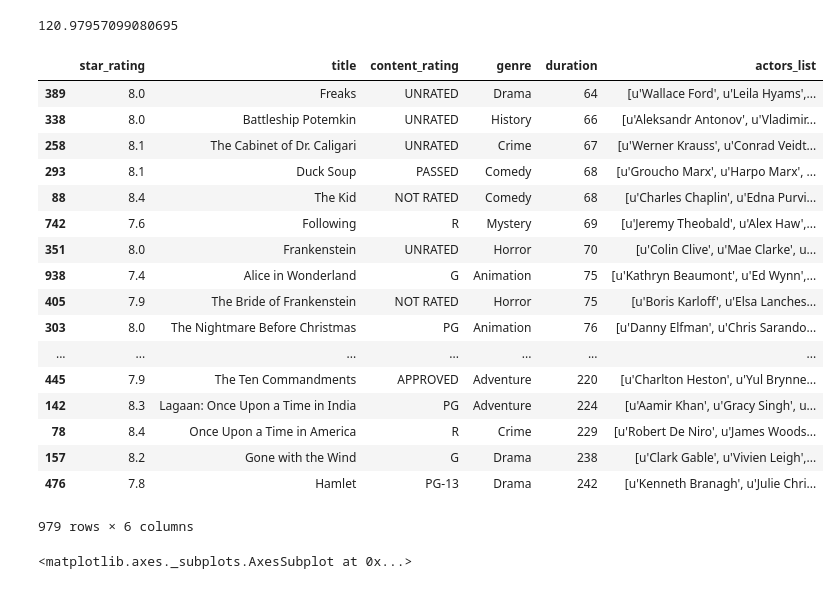
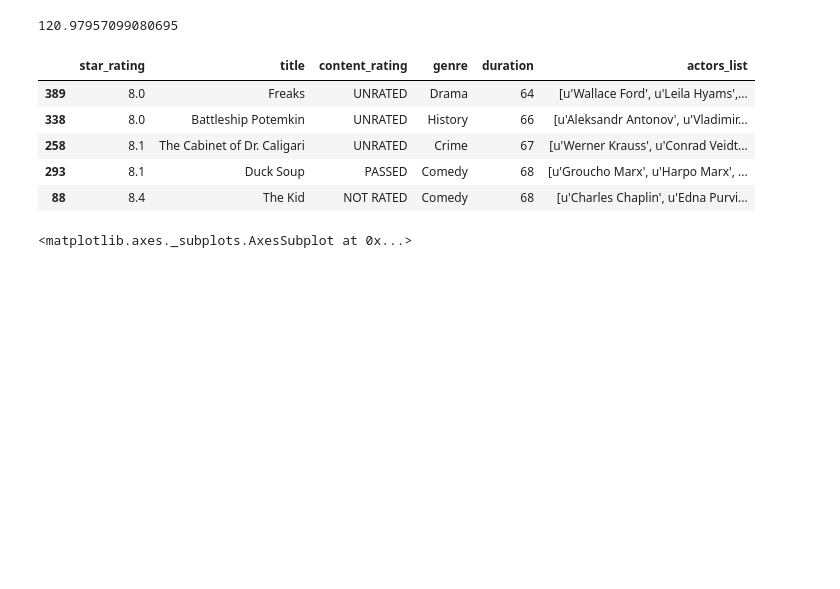
Before and after one commit to diveki/Tutorials, a Jupyter notebook: Pandas/pandas_introduction.ipynb, the cells around one changed output. Cells and saved outputs as stored; diff of their text form; code cells hidden in the pictures; blank space fills up the shorter version.

```diff
--- a/Pandas/pandas_introduction.ipynb
+++ b/Pandas/pandas_introduction.ipynb
@@ -190,26 +542,14 @@ movies['duration'].mean()
 120.97957099080695
 # %%
 # sort the DataFrame by duration to find the shortest and longest movies
-movies.sort_values('duration')
+movies.sort_values('duration').head()
 # %% [output]
 |  | star_rating | title | content_rating | genre | duration | actors_list |
 | 389 | 8.0 | Freaks | UNRATED | Drama | 64 | [u'Wallace Ford', u'Leila Hyams',... |
 | 338 | 8.0 | Battleship Potemkin | UNRATED | History | 66 | [u'Aleksandr Antonov', u'Vladimir... |
 | 258 | 8.1 | The Cabinet of Dr. Caligari | UNRATED | Crime | 67 | [u'Werner Krauss', u'Conrad Veidt... |
 | 293 | 8.1 | Duck Soup | PASSED | Comedy | 68 | [u'Groucho Marx', u'Harpo Marx', ... |
 | 88 | 8.4 | The Kid | NOT RATED | Comedy | 68 | [u'Charles Chaplin', u'Edna Purvi... |
-| 742 | 7.6 | Following | R | Mystery | 69 | [u'Jeremy Theobald', u'Alex Haw',... |
-| 351 | 8.0 | Frankenstein | UNRATED | Horror | 70 | [u'Colin Clive', u'Mae Clarke', u... |
-| 938 | 7.4 | Alice in Wonderland | G | Animation | 75 | [u'Kathryn Beaumont', u'Ed Wynn',... |
-| 405 | 7.9 | The Bride of Frankenstein | NOT RATED | Horror | 75 | [u'Boris Karloff', u'Elsa Lanches... |
-| 303 | 8.0 | The Nightmare Before Christmas | PG | Animation | 76 | [u'Danny Elfman', u'Chris Sarando... |
-| ... | ... | ... | ... | ... | ... | ... |
-| 445 | 7.9 | The Ten Commandments | APPROVED | Adventure | 220 | [u'Charlton Heston', u'Yul Brynne... |
-| 142 | 8.3 | Lagaan: Once Upon a Time in India | PG | Adventure | 224 | [u'Aamir Khan', u'Gracy Singh', u... |
-| 78 | 8.4 | Once Upon a Time in America | R | Crime | 229 | [u'Robert De Niro', u'James Woods... |
-| 157 | 8.2 | Gone with the Wind | G | Drama | 238 | [u'Clark Gable', u'Vivien Leigh',... |
-| 476 | 7.8 | Hamlet | PG-13 | Drama | 242 | [u'Kenneth Branagh', u'Julie Chri... |
-979 rows × 6 columns
 # %%
 # create a histogram of duration, choosing an "appropriate" number of bins
 movies['duration'].plot(kind='hist', bins=10)
```
Also changed, not shown: parts of 64 cells of this notebook.
